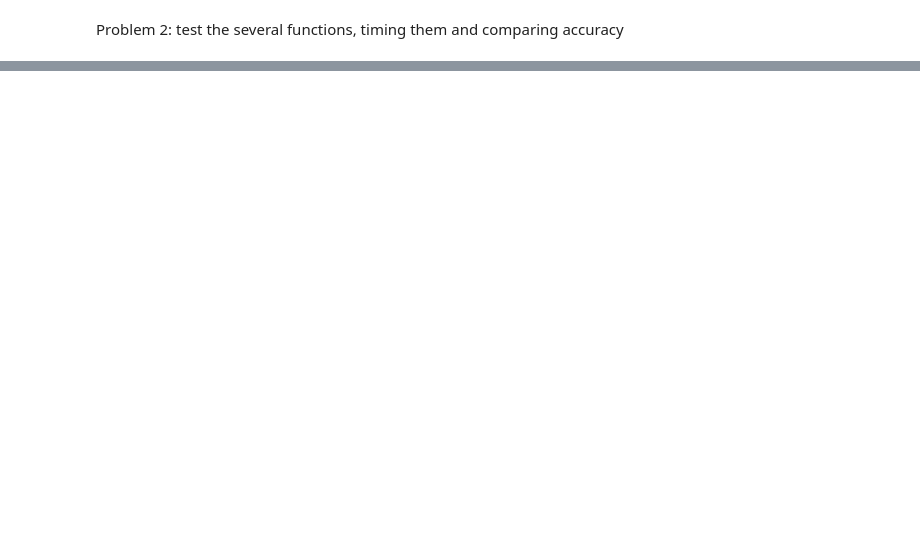
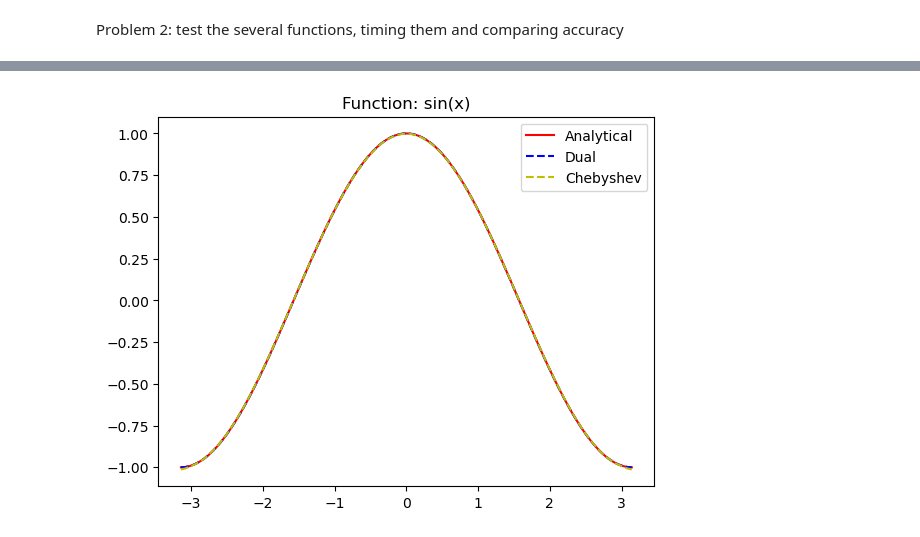
Before and after one commit to BeneathTheManWeFindHis-Nucleus/NumDerivatives-Group-, a Jupyter notebook: main.ipynb, the cells around one changed output, grey strips where cells are left out. Saved outputs shown, nothing was run; the diff lists cells and outputs as text; code cells hidden in the pictures; blank space fills up the shorter version.

Commit message:
fix plotting, add rmse

```diff
--- a/main.ipynb
+++ b/main.ipynb
@@ -253,0 +170,94 @@ Function: 3x^2 + (1/pi)^2 * ln((pi-x)^2)
+# %%
+methods = ["Dual", "Chebyshev"]  # add your methods here
+import time
+from interface import derivative
+import matplotlib.pyplot as plt
+
+
+def rmse(y1, y2):
+    return np.sqrt(np.mean((y1 - y2) ** 2))
+
+
+# https://www.wolframalpha.com/input?i=D%5B1%2Fsqrt%5B%28%28x-1%29%2F%28x-2%29%29%5E2+%2B%28-1%2F%28%28x-2%29*x%29%29%5E2%5D%2Cx%5D
+
+
+def f5_prime_analytical(x):
+    val = -2.0 / ((x - 2.0) * 2 * x**3)
+    val -= 2.0 / ((x - 2.0) ** 3 * x**2)
+    val -= 2.0 * (x - 1.0) ** 2 / ((x - 2.0) ** 3)
+    val += 2.0 * (x - 1.0) / ((x - 2.0) ** 2)
+    val /= 2.0 * np.sqrt(
+        (1 / ((x - 2.0) ** 2 * x**2)) + ((x - 1.0) ** 2 / ((x - 2.0) ** 2))
+    )
+    return -0.5 * val
+
+
+for f, x, name in zip(
+    [f1, f2, f3, f4, f5],
+    [x1, x2, x3, x4, x5],
+    ["sin(x)", "sin(1/x)", "3x^2 + (1/pi)^2 * ln((pi-x)^2)", "sin(sin(...))", "matrix"],
+):
+    times = []
+    derivs = []
+    actual = None
+    RMSEs = []
+    for method in methods:
+        if name == "matrix" and method == "Dual":
+            start = time.time()
+            deriv = derivative(alt_f5, x, method)
+            end = time.time()
+            times.append(end - start)
+            derivs.append(deriv)
+        else:
+            start = time.time()
+            deriv = derivative(f, x, method)
+            end = time.time()
+            times.append(end - start)
+            derivs.append(deriv)
+        if name == "sin(x)":
+            actual = np.cos(x)
+            RMSEs.append(rmse(actual, deriv))
+        if name == "sin(1/x)":
+            actual = -np.cos(1 / x) / x**2
+            RMSEs.append(rmse(actual, deriv))
+        if name == "3x^2 + (1/pi)^2 * ln((pi-x)^2)":
+            actual = 6 * x - 2 * (1 / np.pi) ** 2 / (np.pi - x)
+            RMSEs.append(rmse(actual, deriv))
+        if name == "sin(sin(...))":
+            actual = derivative(f4, x, "Dual")
+            RMSEs.append(rmse(actual, deriv))
+        if name == "matrix":
+            actual = f5_prime_analytical(x)
+            RMSEs.append(rmse(actual, deriv))
+
+    print(f"Function: {name}")
+    plt.figure()
+    if name == "sin(x)":
+        plt.plot(x, np.cos(x), "r-", label="Analytical")
+    if name == "sin(1/x)":
+        plt.plot(x, -np.cos(1 / x) / x**2, "r-", label="Analytical")
+    if name == "3x^2 + (1/pi)^2 * ln((pi-x)^2)":
+        plt.plot(
+            x, 6 * x - 2 * (1 / np.pi) ** 2 / (np.pi - x), "r-", label="Analytical"
+        )
+    if name == "sin(sin(...))":
+        print(
+            "The dual is close enough to the analytical solution to be considered correct"
+        )
+    if name == "matrix":
+        plt.plot(x, f5_prime_analytical(x), "r-", label="Analytical")
+
+    plt.plot(x, derivs[0], "b--", label=methods[0])
+    plt.plot(x, derivs[1], "y--", label=methods[1])
+    # plt.plot(x, derivs[2], 'g--', label=methods[2])
+    plt.title(f"Function: {name}")
+    plt.legend()
+    plt.show()
+    print(f"Time for {methods[0]}: {times[0]}")
+    print(f"Time for {methods[1]}: {times[1]}")
+    # print(f'Time for {methods[2]}: {times[2]}')
+    print(f"RMSE for {methods[0]}: {RMSEs[0]}")
+    print(f"RMSE for {methods[1]}: {RMSEs[1]}")
+
+    print()
+# %% [output]
@@ -253,0 +265 @@ Function: 3x^2 + (1/pi)^2 * ln((pi-x)^2)
+[figure, added]
```
Also changed, not shown: parts of 4 cells of this notebook, 1 other file.
